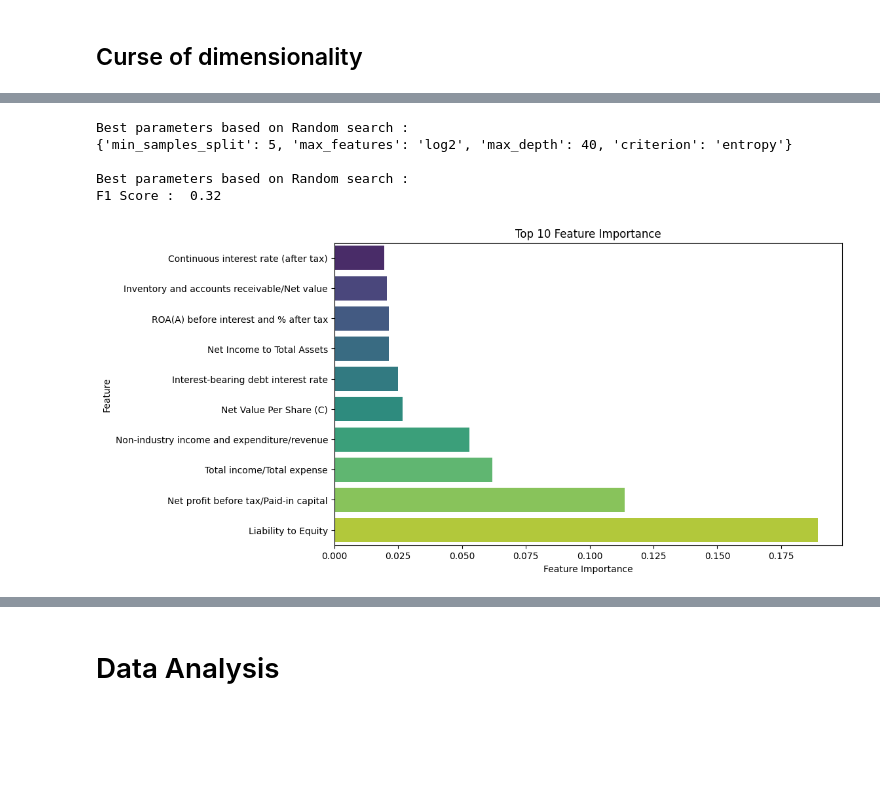
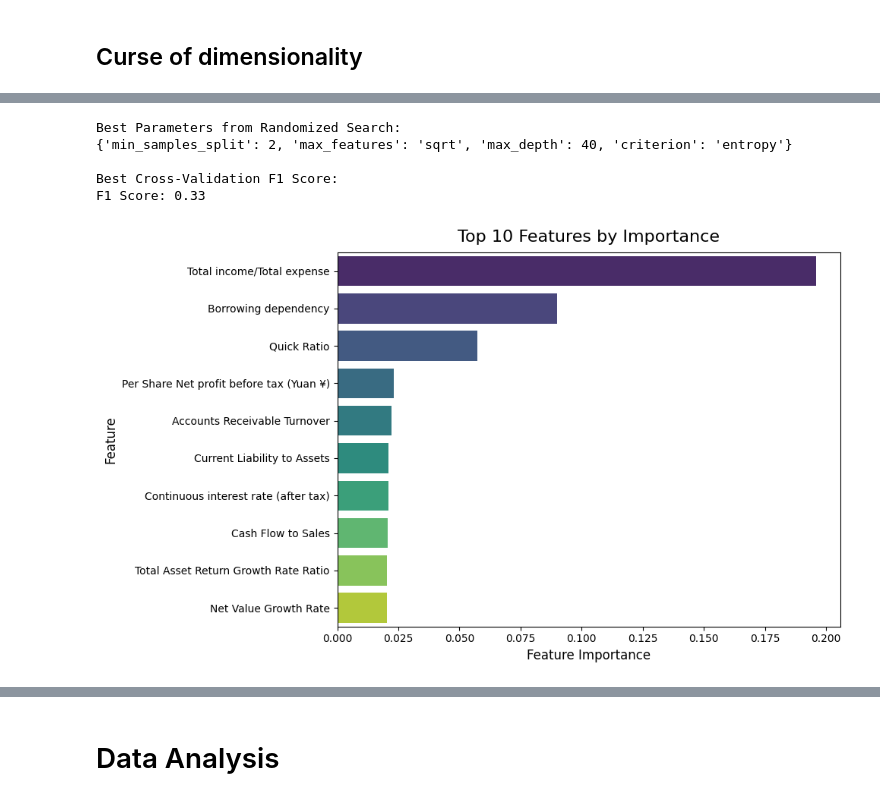
Before and after one commit to perryfalcon0410/Bankruptcy-Analysis, a Jupyter notebook: Bankruptcy_Analysis.ipynb, the cells around one changed output, grey strips where cells are left out. Saved outputs shown, nothing was run; the diff lists cells and outputs as text; code cells hidden in the pictures; blank space fills up the shorter version.

```diff
--- a/Bankruptcy_Analysis.ipynb
+++ b/Bankruptcy_Analysis.ipynb
@@ -117,4 +102,4 @@ def perf_metrics(y_true, y_pred_binary):
 # %%
-company_df = pd.read_csv("data.csv")
-company_df = company_df.rename(columns=lambda x: x.strip())
+df = pd.read_csv("data.csv")
+df = df.rename(columns=lambda x: x.strip())
 # %%
@@ -129,5 +114,5 @@ company_df.head()
 5 rows × 96 columns
 # %%
 # Renaming Bankrupt column
-company_df.rename(columns={'Bankrupt?': 'Bankrupt'},inplace = True)
+df.rename(columns={'Bankrupt?': 'Bankrupt'},inplace = True)
 # %%
@@ -209,13 +198,13 @@ plt.show()
 [figure]
 # %%
 # Droping Net income flag column
-company_df.drop(['Net Income Flag'],axis = 1,inplace=True)
+df.drop(['Net Income Flag'],axis = 1,inplace=True)
 # %% [markdown]
 ## Curse of dimensionality
 # %%
 # Train and Test split
-X = company_df.drop(['Bankrupt'],axis=1)
-y = company_df.Bankrupt
+X = df.drop(['Bankrupt'],axis=1)
+y = df.Bankrupt
 
-X_train, X_test, y_train, y_test = train_test_split(X, y, test_size=0.2, stratify=y, random_state=42)
+X_train, X_test, y_train, y_test = train_test_split(X, y, test_size=0.2, stratify=y, random_state=76)
 # %%
@@ -266,49 +262,62 @@ top_n_req = 10
 # Define hyperparameters and their possible values for random search
 param_dist = {
     'criterion': ['gini', 'entropy'],
-    'max_depth': [5, 10, 15, 20, 25, 30,35 ,40],
+    'max_depth': [5, 10, 15, 20, 25, 30, 35, 40],
     'min_samples_split': [2, 5, 10],
     'max_features': ['sqrt', 'log2']
 }
 
-# Use RandomizedSearchCV for hyperparameter tuning with 5-fold cross-validation for decision tree classifier with F1 score
-dt_for_feature_selection = DecisionTreeClassifier(random_state=42)
-random_search = RandomizedSearchCV(estimator=dt_for_feature_selection, param_distributions=param_dist, random_state=42, scoring = 'f1')
+# Initialize Decision Tree Classifier
+dt_model = DecisionTreeClassifier(random_state=76)
+
+# Set up RandomizedSearchCV for hyperparameter tuning with 5-fold cross-validation
+random_search = RandomizedSearchCV(
+    estimator=dt_model,
+    param_distributions=param_dist,
+    random_state=76,
+    scoring='f1',
+    cv=5
+)
+
+# Fit the model to training data
 random_search.fit(X_train, y_train)
 
-# Pring best params
-print("Best parameters based on Random search :")
+# Display the best parameters and score
+print("Best Parameters from Randomized Search:")
 print(random_search.best_params_)
 
-# Pring best score from CV
-print("\nBest parameters based on Random search :")
-print("F1 Score : ",round(random_search.best_score_,2))
+print("\nBest Cross-Validation F1 Score:")
+print(f"F1 Score: {round(random_search.best_score_, 2)}")
 # %% [output]
-Best parameters based on Random search :
-{'min_samples_split': 5, 'max_features': 'log2', 'max_depth': 40, 'criterion': 'entropy'}
+Best Parameters from Randomized Search:
+{'min_samples_split': 2, 'max_features': 'sqrt', 'max_depth': 40, 'criterion': 'entropy'}
 
-Best parameters based on Random search :
-F1 Score :  0.32
+Best Cross-Validation F1 Score:
+F1 Score: 0.33
 # %%
-# Get best decision tree model
+# Get the best decision tree model from RandomizedSearchCV
 best_dt_classifier = random_search.best_estimator_
 
-# Extract feature importances from the trained decision tree classifier
+# Extract feature importances and feature names
 feature_importances = best_dt_classifier.feature_importances_
 feature_names = best_dt_classifier.feature_names_in_
 
 # Get the indices of the top n features
 top_n_indices = np.argsort(feature_importances)[-top_n_req:]
 
-# Create a DataFrame for easier plotting with seaborn
-feature_importance_df = pd.DataFrame({'Feature': [feature_names[i] for i in top_n_indices],
-                                      'Importance': feature_importances[top_n_indices]})
+# Create a DataFrame for easier visualization
+feature_importance_df = pd.DataFrame({
+    'Feature': [feature_names[i] for i in reversed(top_n_indices)],  # Reverse for descending order
+    'Importance': feature_importances[top_n_indices][::-1]  # Reverse for descending order
+})
 
-# Plot the top 10 features using seaborn
+# Plot the top features
 plt.figure(figsize=(10, 6))
 sns.barplot(x='Importance', y='Feature', data=feature_importance_df, palette='viridis')
-plt.xlabel("Feature Importance")
-plt.title("Top "+str(top_n_req)+" Feature Importance")
+plt.xlabel("Feature Importance", fontsize=12)
+plt.ylabel("Feature", fontsize=12)
+plt.title(f"Top {top_n_req} Features by Importance", fontsize=16, pad=10)
+plt.tight_layout()
 plt.show()
 # %% [output]
-[figure, old version]
+[figure, new version]
```
Also changed, not shown: parts of 77 cells of this notebook.
